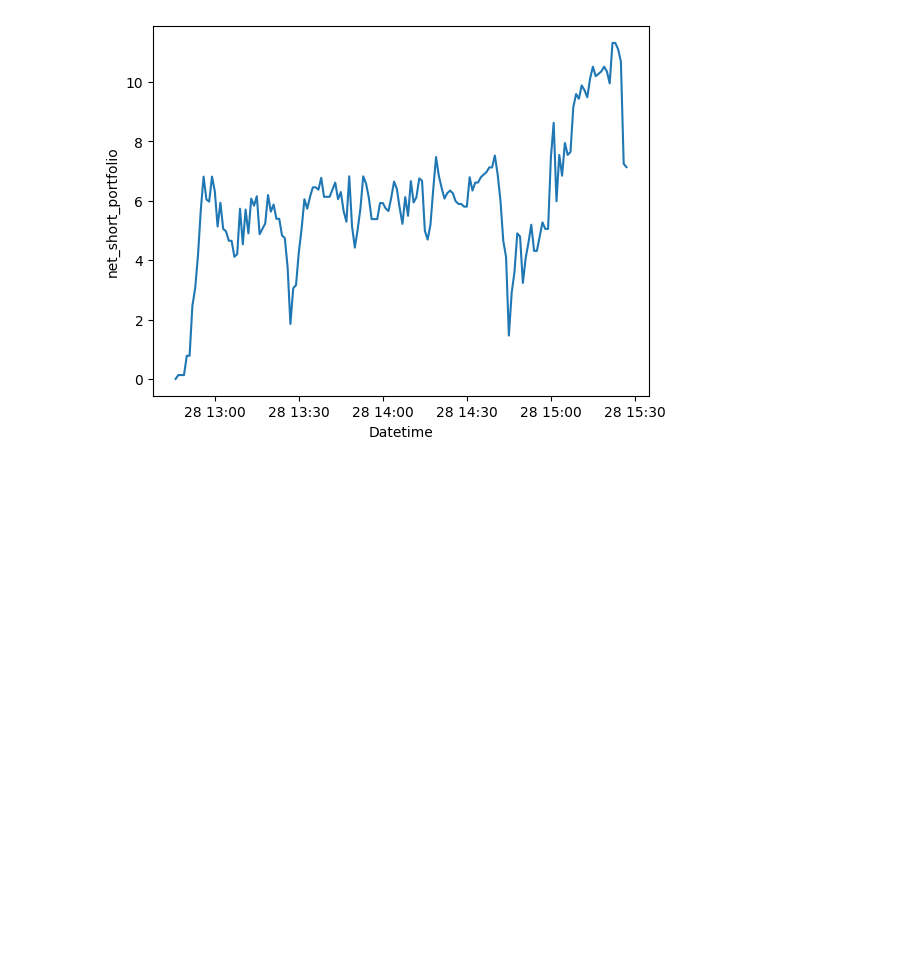
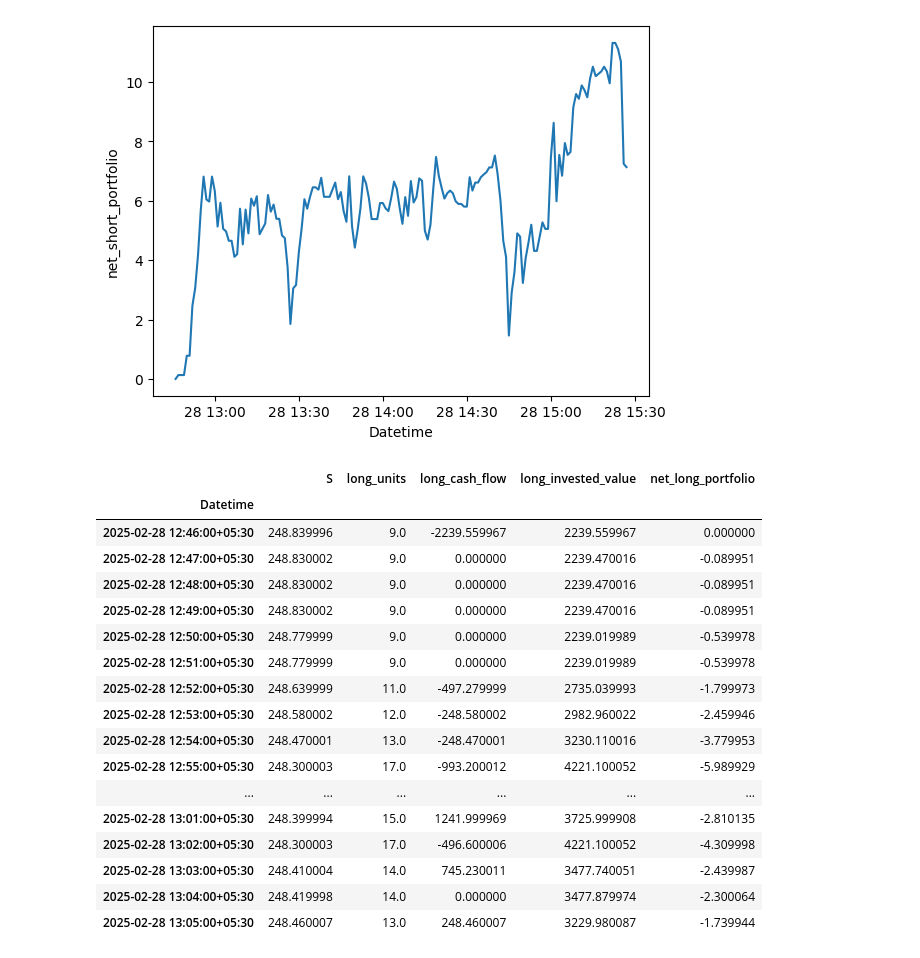
Before and after one commit to vkthakur90/AI_Applications, a Jupyter notebook: Performace_Enhanced_Auto_Regreesion.ipynb, the cells around one changed output. Saved outputs shown, nothing was run; the diff lists cells and outputs as text; code cells hidden in the pictures; blank space fills up the shorter version.

```diff
--- a/Performace_Enhanced_Auto_Regreesion.ipynb
+++ b/Performace_Enhanced_Auto_Regreesion.ipynb
@@ -362,4 +362,25 @@ sns.lineplot(x = 'Datetime', y = 'net_short_portfolio', data = entity['strategy'
 # %% [output]
 <Axes: xlabel='Datetime', ylabel='net_short_portfolio'>
 [figure]
+# %%
+entity['strategy'][['S', 'long_units', 'long_cash_flow', 'long_invested_value', 'net_long_portfolio']].head(20)
+# %% [output]
+|  | S | long_units | long_cash_flow | long_invested_value | net_long_portfolio |
+| Datetime |  |  |  |  |  |
+| 2025-02-28 12:46:00+05:30 | 248.839996 | 9.0 | -2239.559967 | 2239.559967 | 0.000000 |
+| 2025-02-28 12:47:00+05:30 | 248.830002 | 9.0 | 0.000000 | 2239.470016 | -0.089951 |
+| 2025-02-28 12:48:00+05:30 | 248.830002 | 9.0 | 0.000000 | 2239.470016 | -0.089951 |
+| 2025-02-28 12:49:00+05:30 | 248.830002 | 9.0 | 0.000000 | 2239.470016 | -0.089951 |
+| 2025-02-28 12:50:00+05:30 | 248.779999 | 9.0 | 0.000000 | 2239.019989 | -0.539978 |
+| 2025-02-28 12:51:00+05:30 | 248.779999 | 9.0 | 0.000000 | 2239.019989 | -0.539978 |
+| 2025-02-28 12:52:00+05:30 | 248.639999 | 11.0 | -497.279999 | 2735.039993 | -1.799973 |
+| 2025-02-28 12:53:00+05:30 | 248.580002 | 12.0 | -248.580002 | 2982.960022 | -2.459946 |
+| 2025-02-28 12:54:00+05:30 | 248.470001 | 13.0 | -248.470001 | 3230.110016 | -3.779953 |
+| 2025-02-28 12:55:00+05:30 | 248.300003 | 17.0 | -993.200012 | 4221.100052 | -5.989929 |
+| ... | ... | ... | ... | ... | ... |
+| 2025-02-28 13:01:00+05:30 | 248.399994 | 15.0 | 1241.999969 | 3725.999908 | -2.810135 |
+| 2025-02-28 13:02:00+05:30 | 248.300003 | 17.0 | -496.600006 | 4221.100052 | -4.309998 |
+| 2025-02-28 13:03:00+05:30 | 248.410004 | 14.0 | 745.230011 | 3477.740051 | -2.439987 |
+| 2025-02-28 13:04:00+05:30 | 248.419998 | 14.0 | 0.000000 | 3477.879974 | -2.300064 |
+| 2025-02-28 13:05:00+05:30 | 248.460007 | 13.0 | 248.460007 | 3229.980087 | -1.739944 |
 # %%
```
Also changed, not shown: parts of 6 cells of this notebook.
